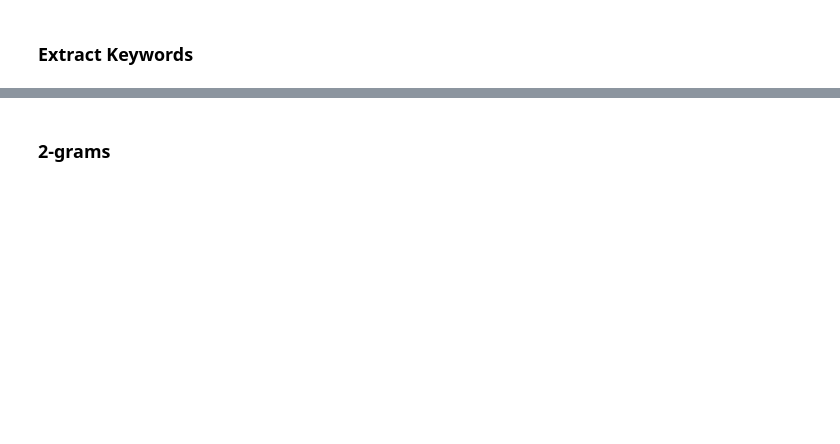
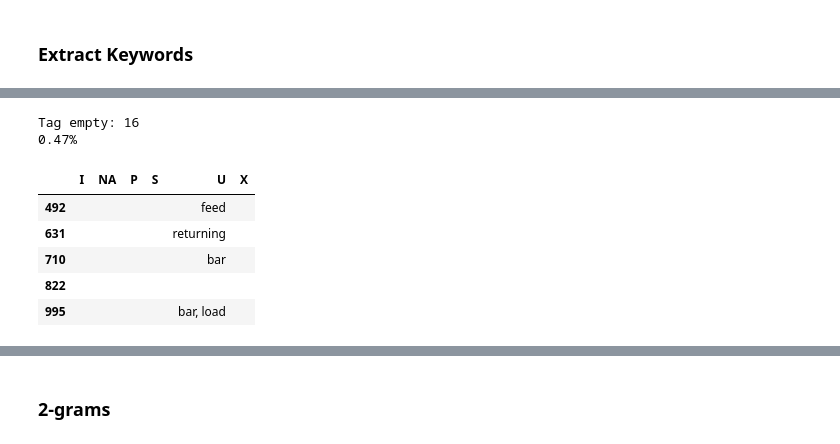
Before and after one commit to usnistgov/nestor, a Jupyter notebook: docs/dask_vocab.ipynb, the cells around one changed output, grey strips where cells are left out. Drawn from its saved outputs; the diff is of its cells as text; code cells hidden in the pictures; blank space fills up the shorter version.

```diff
--- a/docs/dask_vocab.ipynb
+++ b/docs/dask_vocab.ipynb
@@ -113 +186,15 @@ for query in (vocab.alias.unique()):
+# %%
+# tag-empty?
+tag_empt = tag_set[(tag_set[['I','P','S']]=='').all(axis=1)].shape[0]
+print(f'Tag empty: {tag_empt}', f'\n{tag_empt/tag_set.shape[0]:.2%}')
+tag_set[(tag_set[['I','P','S']]=='').all(axis=1)].head()
+# %% [output]
+Tag empty: 16
+0.47%
+|  | I | NA | P | S | U | X |
+| 492 |  |  |  |  | feed |  |
+| 631 |  |  |  |  | returning |  |
+| 710 |  |  |  |  | bar |  |
+| 822 |  |  |  |  |  |  |
+| 995 |  |  |  |  | bar, load |  |
 # %%
```
Also changed, not shown: parts of 14 cells of this notebook, 2 other files.
